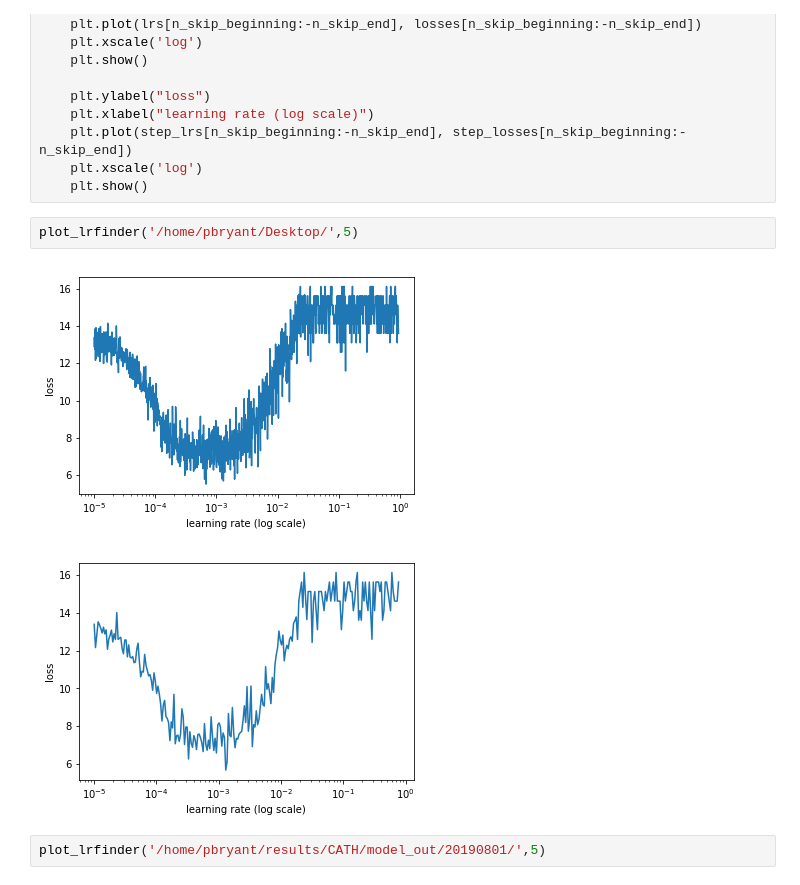
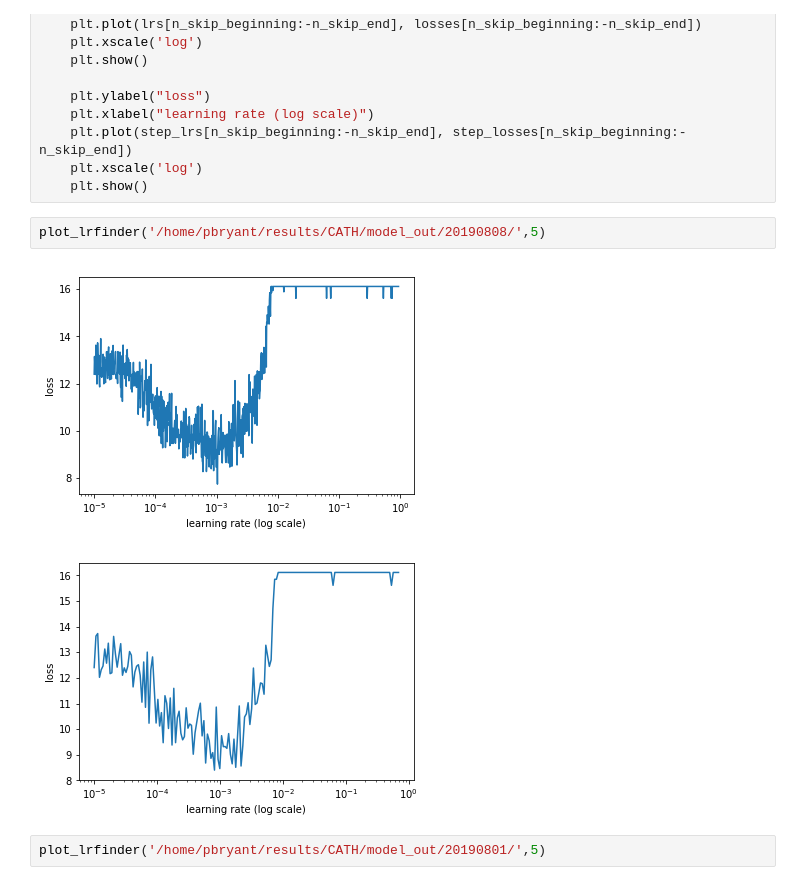
Before and after one commit to patrickbryant1/basic_scilife_scripts, a Jupyter notebook: models/lrfinder_analysis.ipynb, the cells around one changed output. Drawn from its saved outputs; the diff is of its cells as text.

```diff
--- a/models/lrfinder_analysis.ipynb
+++ b/models/lrfinder_analysis.ipynb
@@ -57,10 +57,10 @@ def plot_lrfinder(base, step):
     plt.xscale('log')
     plt.show()
 # %%
-plot_lrfinder('/home/pbryant/Desktop/',5)
+plot_lrfinder('/home/pbryant/results/CATH/model_out/20190808/',5)
 # %% [output]
-[figure, old version]
+[figure, new version]
-[figure, old version]
+[figure, new version]
 # %%
 plot_lrfinder('/home/pbryant/results/CATH/model_out/20190801/',5)
 # %% [output]
```
Also changed, not shown: 2 other files.
